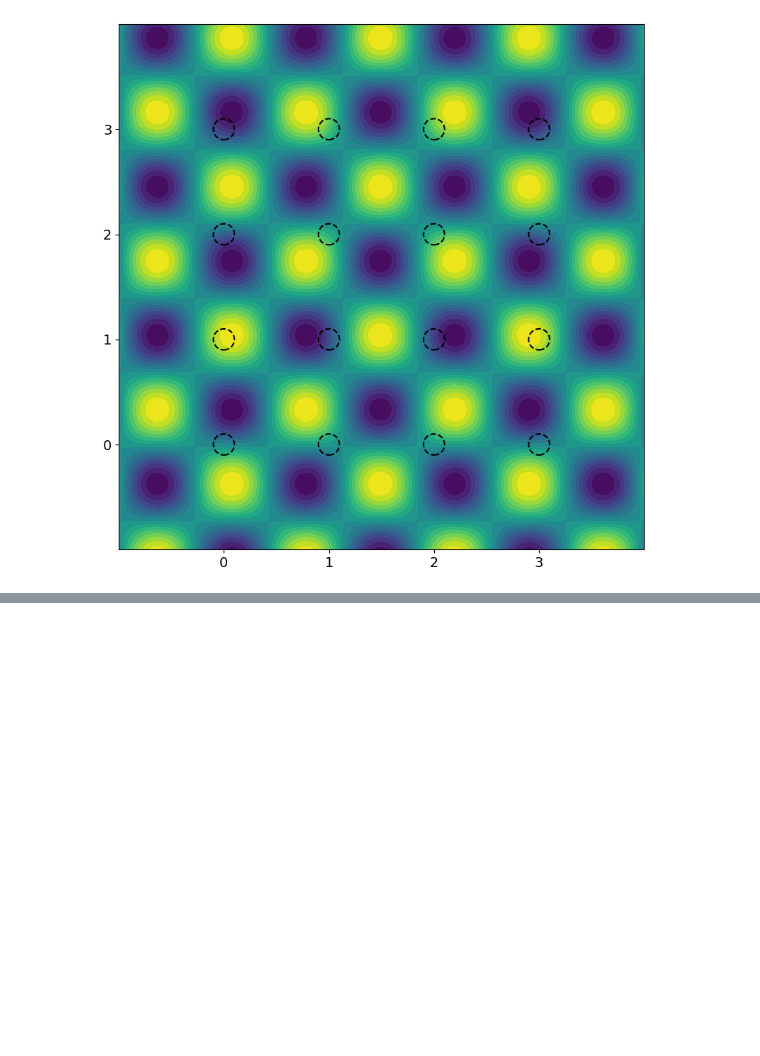
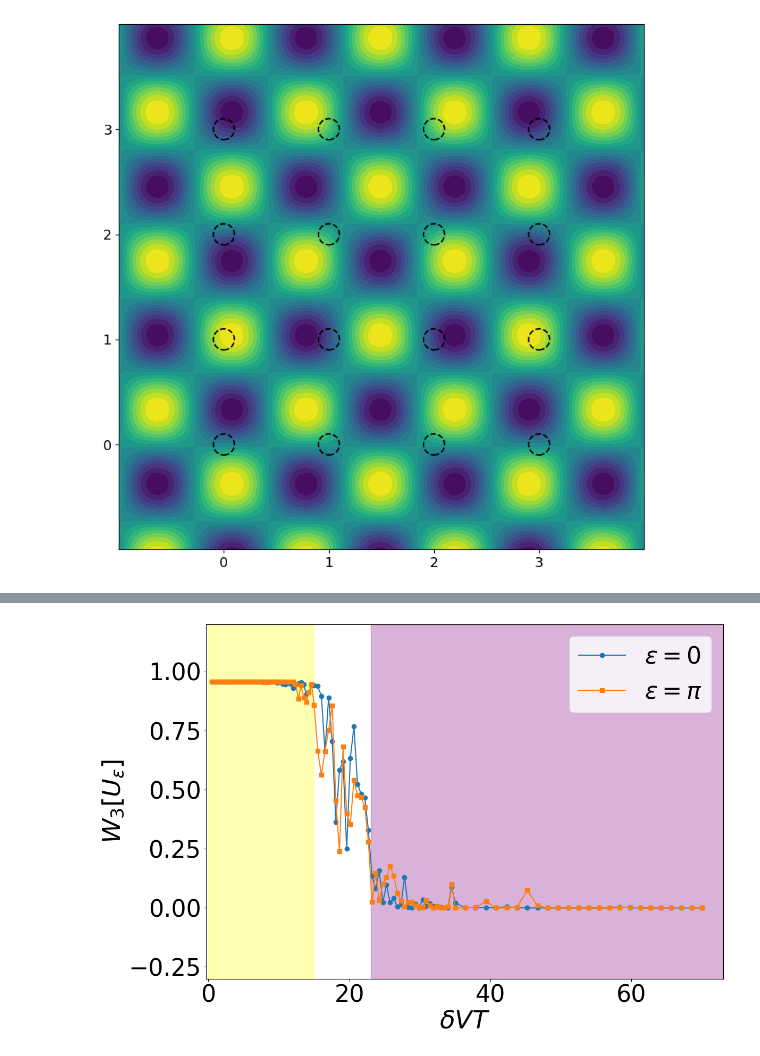
Before and after one commit to NGC2237-Clark/Topo_Loco_QCs, a Jupyter notebook: Floquet/AFAI_GPU_debugertbc.ipynb, the cells around one changed output, grey strips where cells are left out. Saved outputs shown, nothing was run; the diff lists cells and outputs as text; code cells hidden in the pictures; blank space fills up the shorter version.

```diff
--- a/Floquet/AFAI_GPU_debugertbc.ipynb
+++ b/Floquet/AFAI_GPU_debugertbc.ipynb
@@ -311,0 +396,2 @@ model_afai2.visualise_quasiperiodic(phi1_ex=2, phi2_ex=np.pi*2/3)
+# %%
+relative_path_edge_dis = os.path.join('..', 'Data', 'winding_number', 'winding_dis_edge.txt')
@@ -311,0 +443,34 @@ model_afai2.visualise_quasiperiodic(phi1_ex=2, phi2_ex=np.pi*2/3)
+# %%
+fig, ax = plt.subplots(figsize=(12, 8))
+
+# Plot y1 with label for epsilon = 0
+ax.plot(vdT_edge_dis, y1_edge_dis, label=r'$\varepsilon = 0$', marker='o')
+
+# Plot y2 with label for epsilon = pi
+ax.plot(vdT_edge_dis, y2_edge_dis, label=r'$\varepsilon = \pi$', marker='s')
+
+# Set labels and fontsize
+ax.set_xlabel(r'$\delta VT$', fontsize=34)
+ax.set_ylabel(r'$W_3[U_\varepsilon]$', fontsize=34)
+
+# Set tick label font sizes
+ax.tick_params(axis='x', labelsize=32)
+ax.tick_params(axis='y', labelsize=32)
+
+# Add a legend with the specified font size
+ax.legend(fontsize=32)
+ax.set_ylim(-0.3, 1.2)
+ax.set_xlim(-0.3, 73)
+# Add a colored window on the x-axis
+x_min_afai = 0  # starting x value of the window
+x_max_afai = 15.0  # ending x value of the window
+ax.axvspan(x_min_afai, x_max_afai, color='yellow', alpha=0.3)
+
+x_min_trivial = 23 ## Starting vdT value for the topologically trivial phase
+x_max_trivial = 73
+ax.axvspan(x_min_trivial, x_max_trivial, color='purple', alpha=0.3)
+# Show the plot
+plt.tight_layout()
+plt.show()
+# %% [output]
+[figure, added]
```
Also changed, not shown: parts of 22 cells of this notebook, 2 other files.
